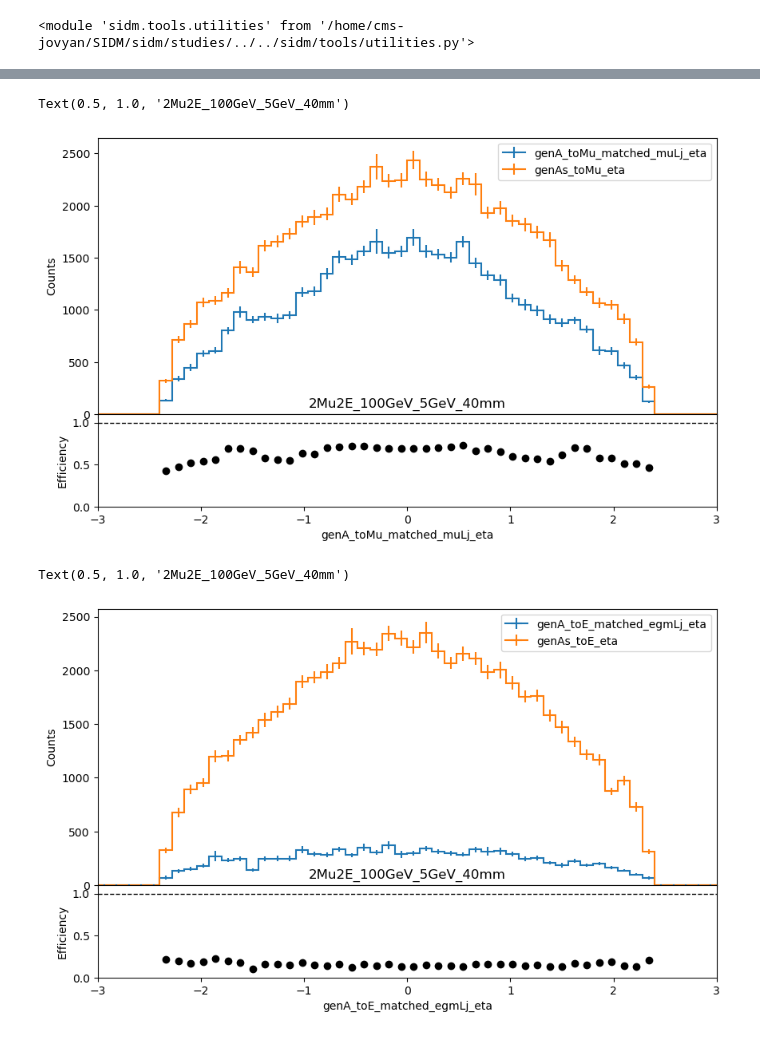
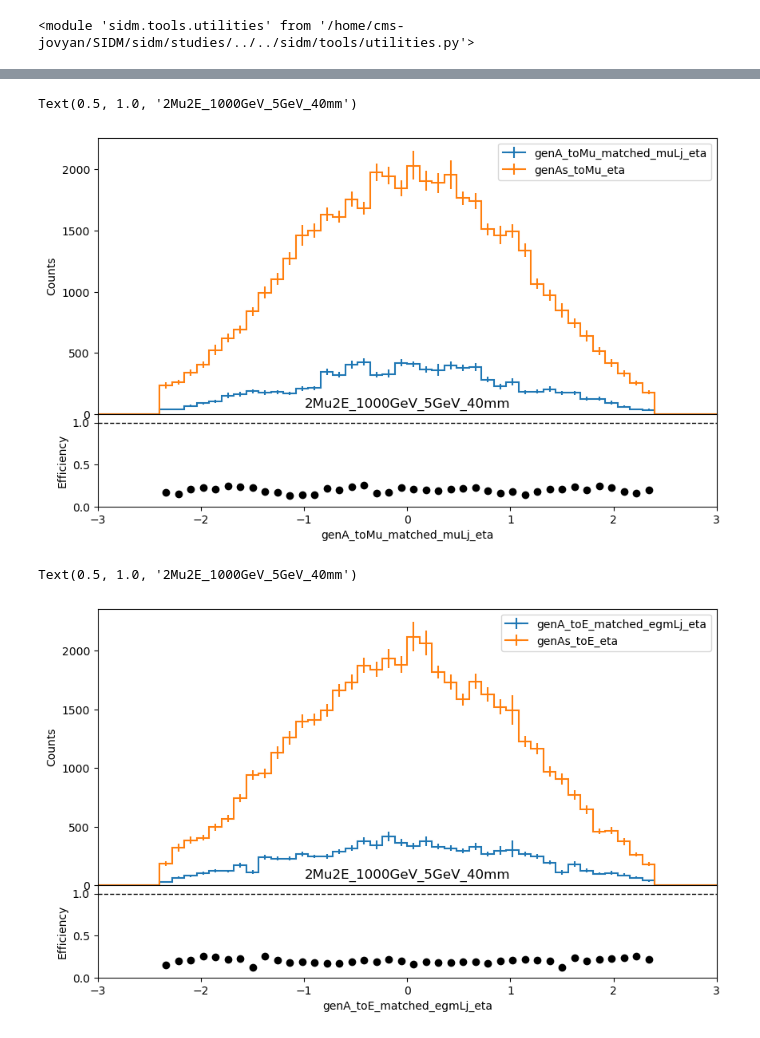
Before and after one commit to yfv2ev/SIDM, a Jupyter notebook: sidm/studies/darkPhotonEtaEffi.ipynb, the cells around one changed output, grey strips where cells are left out. Saved outputs shown, nothing was run; the diff lists cells and outputs as text; code cells hidden in the pictures.

```diff
--- a/sidm/studies/darkPhotonEtaEffi.ipynb
+++ b/sidm/studies/darkPhotonEtaEffi.ipynb
@@ -22,7 +22,7 @@ importlib.reload(utilities)
 <module 'sidm.tools.utilities' from '/home/cms-jovyan/SIDM/sidm/studies/../../sidm/tools/utilities.py'>
 # %%
 samples = [
-    "2Mu2E_100GeV_5GeV_40mm",
+    #"2Mu2E_100GeV_5GeV_40mm",
     #"2Mu2E_150GeV_5GeV_2p7mm",
     #"2Mu2E_200GeV_5GeV_2mm",
     #"2Mu2E_500GeV_5GeV_0p8mm",
@@ -31,7 +31,7 @@ samples = [
     #"2Mu2E_1000GeV_5GeV_0p04mm",
     #"2Mu2E_1000GeV_5GeV_20mm",
     #"2Mu2E_100GeV_1p2GeV_9p6mm",
-    #"2Mu2E_1000GeV_5GeV_40mm",
+    "2Mu2E_1000GeV_5GeV_40mm",
    # "2Mu2E_1000GeV_5GeV_4mm",
 
 ]
@@ -112,24 +110,24 @@ Text(0.5, 1.0, '2Mu2E_100GeV_5GeV_40mm')
 # %%
 plt.figure(figsize=(10,6))
-output["out"]["2Mu2E_100GeV_5GeV_40mm"]["hists"]["genA_toMu_matched_muLj_eta"][ch1,:].plot_ratio(
-       output["out"]["2Mu2E_100GeV_5GeV_40mm"]["hists"]["genAs_toMu_eta"][ch1,:],
+output["out"]["2Mu2E_1000GeV_5GeV_40mm"]["hists"]["genA_toMu_matched_muLj_eta"][ch1,:].plot_ratio(
+       output["out"]["2Mu2E_1000GeV_5GeV_40mm"]["hists"]["genAs_toMu_eta"][ch1,:],
        rp_num_label="genA_toMu_matched_muLj_eta",
        rp_denom_label="genAs_toMu_eta",
        rp_uncert_draw_type="line",
        rp_uncertainty_type="efficiency")
-plt.title("2Mu2E_100GeV_5GeV_40mm")
+plt.title("2Mu2E_1000GeV_5GeV_40mm")
 # %% [output]
-Text(0.5, 1.0, '2Mu2E_100GeV_5GeV_40mm')
+Text(0.5, 1.0, '2Mu2E_1000GeV_5GeV_40mm')
-[figure, old version]
+[figure, new version]
 # %%
 plt.figure(figsize=(10,6))
-output["out"]["2Mu2E_100GeV_5GeV_40mm"]["hists"]["genA_toE_matched_egmLj_eta"][ch1,:].plot_ratio(
-       output["out"]["2Mu2E_100GeV_5GeV_40mm"]["hists"]["genAs_toE_eta"][ch1,:],
+output["out"]["2Mu2E_1000GeV_5GeV_40mm"]["hists"]["genA_toE_matched_egmLj_eta"][ch1,:].plot_ratio(
+       output["out"]["2Mu2E_1000GeV_5GeV_40mm"]["hists"]["genAs_toE_eta"][ch1,:],
        rp_num_label="genA_toE_matched_egmLj_eta",
        rp_denom_label="genAs_toE_eta",
        rp_uncert_draw_type="line",
        rp_uncertainty_type="efficiency")
-plt.title("2Mu2E_100GeV_5GeV_40mm")
+plt.title("2Mu2E_1000GeV_5GeV_40mm")
 # %% [output]
-Text(0.5, 1.0, '2Mu2E_100GeV_5GeV_40mm')
+Text(0.5, 1.0, '2Mu2E_1000GeV_5GeV_40mm')
-[figure, old version]
+[figure, new version]
```
Also changed, not shown: parts of 3 cells of this notebook.
